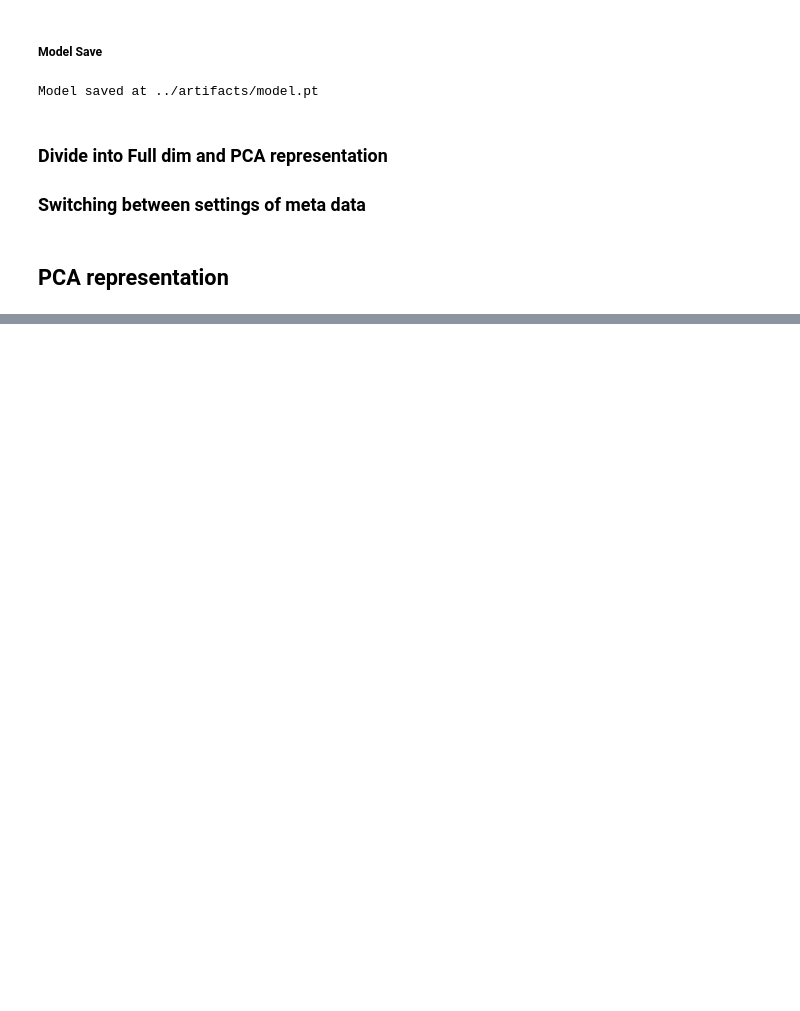
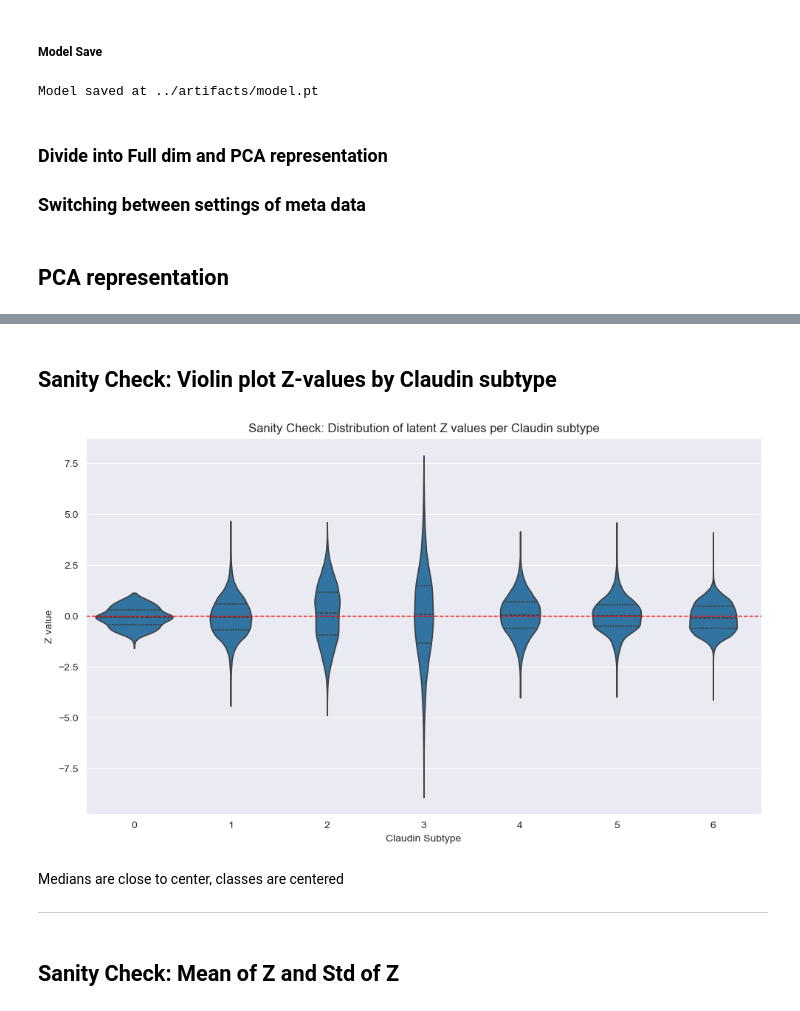
Before and after one commit to PedroPhilippiAraujo/Gene2Images, a Jupyter notebook: notebook_metabric_classification.ipynb, the cells around one changed output, grey strips where cells are left out. Cells and saved outputs as stored; diff of their text form; code cells hidden in the pictures; blank space fills up the shorter version.

```diff
--- a/notebook_metabric_classification.ipynb
+++ b/notebook_metabric_classification.ipynb
@@ -958,0 +937,31 @@ plt.show()
+# %% [markdown]
+## Sanity Check: Violin plot Z-values by Claudin subtype
+# %%
+z_df = pd.DataFrame(z_bn_np)
+z_df['CLAUDIN_SUBTYPE'] = labels
+
+z_long = z_df.melt(id_vars='CLAUDIN_SUBTYPE',
+                   var_name='Z_dim',
+                   value_name='Z_value')
+
+plt.figure(figsize=(10, 6))
+sns.violinplot(
+    data=z_long,
+    x='CLAUDIN_SUBTYPE',
+    y='Z_value',
+    inner='quartile',
+    cut=0
+)
+plt.axhline(0, color='red', linestyle='--', linewidth=1)
+plt.title("Sanity Check: Distribution of latent Z values per Claudin subtype")
+plt.xlabel("Claudin Subtype")
+plt.ylabel("Z value")
+plt.tight_layout()
+plt.show()
+# %% [output]
+[figure, added]
+# %% [markdown]
+Medians are close to center, classes are centered
+_____________________________________________________
+# %% [markdown]
+## Sanity Check: Mean of Z and Std of Z
```
Also changed, not shown: parts of 23 cells of this notebook, 1 other file.
